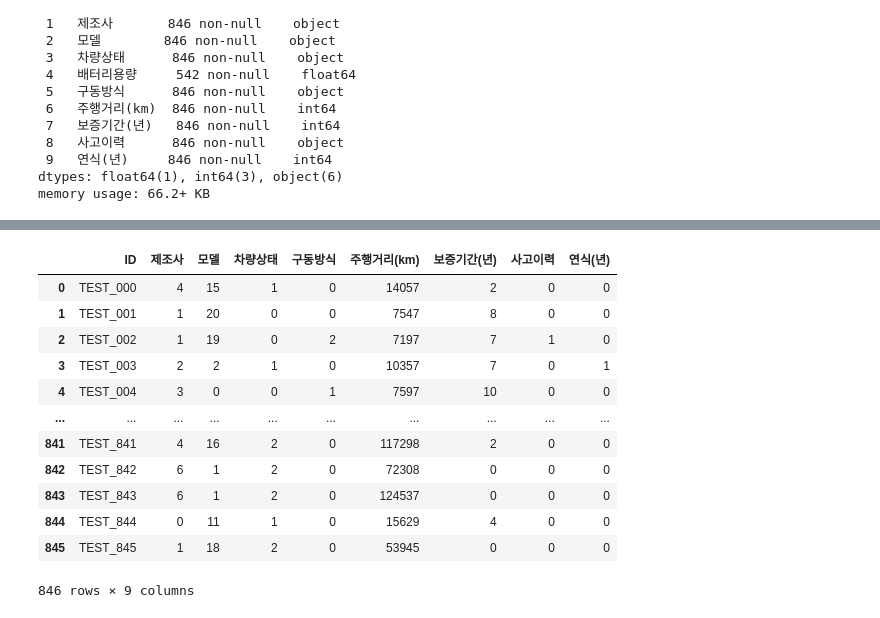
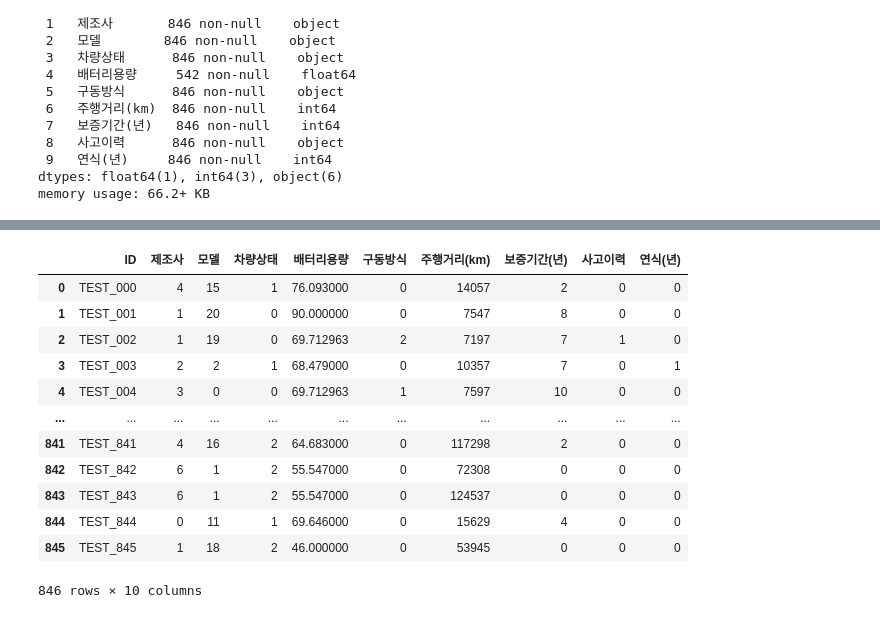
Before and after one commit to jeyday/DACON_Prediction_for_EVPrice, a Jupyter notebook: Prediction for EVPrice.ipynb, the cells around one changed output, grey strips where cells are left out. Cells and saved outputs as stored; diff of their text form; code cells hidden in the pictures.

```diff
--- a/Prediction for EVPrice.ipynb
+++ b/Prediction for EVPrice.ipynb
@@ -46,7 +47,3 @@ Data columns (total 11 columns):
  10  가격(백만원)   7497 non-null   float64
 dtypes: float64(2), int64(3), object(6)
 memory usage: 644.4+ KB
-# %%
-# train 데이터 중 배터리용량 제거
-df_train.drop(['ID', '배터리용량'], axis = 1, inplace = True)
-df_train
@@ -130,8 +68,12 @@ Data columns (total 10 columns):
  9   연식(년)     846 non-null    int64
 dtypes: float64(1), int64(3), object(6)
 memory usage: 66.2+ KB
+# %%
+# 각 데이터에 있는 결측치를 평균으로 대체
+df_train.fillna(df_train['배터리용량'].mean(), inplace = True)
+df_test.fillna(df_test['배터리용량'].mean(), inplace = True)
 # %%
-# test 데이터 중 배터리용량 제거
-df_test.drop(['배터리용량'], axis = 1, inplace = True)
-df_test
+# train 데이터 중 ID열 제거
+df_train.drop(['ID'], axis = 1, inplace = True)
+df_train
 # %% [output]
@@ -150,0 +93,11 @@ df_test
+# %%
+# train 데이터 중 문자형 데이터를 LabelEncoding 변환
+train_column_list = list(df_train.columns)
+train_column_list = train_column_list[0:3] + train_column_list[4:5] + train_column_list[7:8]
+
+for i in train_column_list:
+  encoder = LabelEncoder()
+  encoder.fit(df_train[i])
+  df_train[i] = encoder.transform(df_train[i])
+
+df_train
@@ -151,28 +155,28 @@ df_test
 # %%
 # test 데이터 중 문자형 데이터를 LabelEncoding 변환
 test_column_list = list(df_test.columns)
-test_column_list = test_column_list[1:5] + test_column_list[7:8]
+test_column_list = test_column_list[1:4] + test_column_list[5:6] + test_column_list[8:9]
 
 for i in test_column_list:
   encoder = LabelEncoder()
   encoder.fit(df_test[i])
   df_test[i] = encoder.transform(df_test[i])
 
 df_test
 # %% [output]
-|  | ID | 제조사 | 모델 | 차량상태 | 구동방식 | 주행거리(km) | 보증기간(년) | 사고이력 | 연식(년) |
-| 0 | TEST_000 | 4 | 15 | 1 | 0 | 14057 | 2 | 0 | 0 |
-| 1 | TEST_001 | 1 | 20 | 0 | 0 | 7547 | 8 | 0 | 0 |
-| 2 | TEST_002 | 1 | 19 | 0 | 2 | 7197 | 7 | 1 | 0 |
-| 3 | TEST_003 | 2 | 2 | 1 | 0 | 10357 | 7 | 0 | 1 |
-| 4 | TEST_004 | 3 | 0 | 0 | 1 | 7597 | 10 | 0 | 0 |
-| ... | ... | ... | ... | ... | ... | ... | ... | ... | ... |
-| 841 | TEST_841 | 4 | 16 | 2 | 0 | 117298 | 2 | 0 | 0 |
-| 842 | TEST_842 | 6 | 1 | 2 | 0 | 72308 | 0 | 0 | 0 |
-| 843 | TEST_843 | 6 | 1 | 2 | 0 | 124537 | 0 | 0 | 0 |
-| 844 | TEST_844 | 0 | 11 | 1 | 0 | 15629 | 4 | 0 | 0 |
-| 845 | TEST_845 | 1 | 18 | 2 | 0 | 53945 | 0 | 0 | 0 |
+|  | ID | 제조사 | 모델 | 차량상태 | 배터리용량 | 구동방식 | 주행거리(km) | 보증기간(년) | 사고이력 | 연식(년) |
+| 0 | TEST_000 | 4 | 15 | 1 | 76.093000 | 0 | 14057 | 2 | 0 | 0 |
+| 1 | TEST_001 | 1 | 20 | 0 | 90.000000 | 0 | 7547 | 8 | 0 | 0 |
+| 2 | TEST_002 | 1 | 19 | 0 | 69.712963 | 2 | 7197 | 7 | 1 | 0 |
+| 3 | TEST_003 | 2 | 2 | 1 | 68.479000 | 0 | 10357 | 7 | 0 | 1 |
+| 4 | TEST_004 | 3 | 0 | 0 | 69.712963 | 1 | 7597 | 10 | 0 | 0 |
+| ... | ... | ... | ... | ... | ... | ... | ... | ... | ... | ... |
+| 841 | TEST_841 | 4 | 16 | 2 | 64.683000 | 0 | 117298 | 2 | 0 | 0 |
+| 842 | TEST_842 | 6 | 1 | 2 | 55.547000 | 0 | 72308 | 0 | 0 | 0 |
+| 843 | TEST_843 | 6 | 1 | 2 | 55.547000 | 0 | 124537 | 0 | 0 | 0 |
+| 844 | TEST_844 | 0 | 11 | 1 | 69.646000 | 0 | 15629 | 4 | 0 | 0 |
+| 845 | TEST_845 | 1 | 18 | 2 | 46.000000 | 0 | 53945 | 0 | 0 | 0 |
-846 rows × 9 columns
+846 rows × 10 columns
 # %%
 # 학습된 모델을 이용한 가격 예측
 x = df_test.drop(columns = ['ID'])
```
Also changed, not shown: parts of 10 cells of this notebook.
